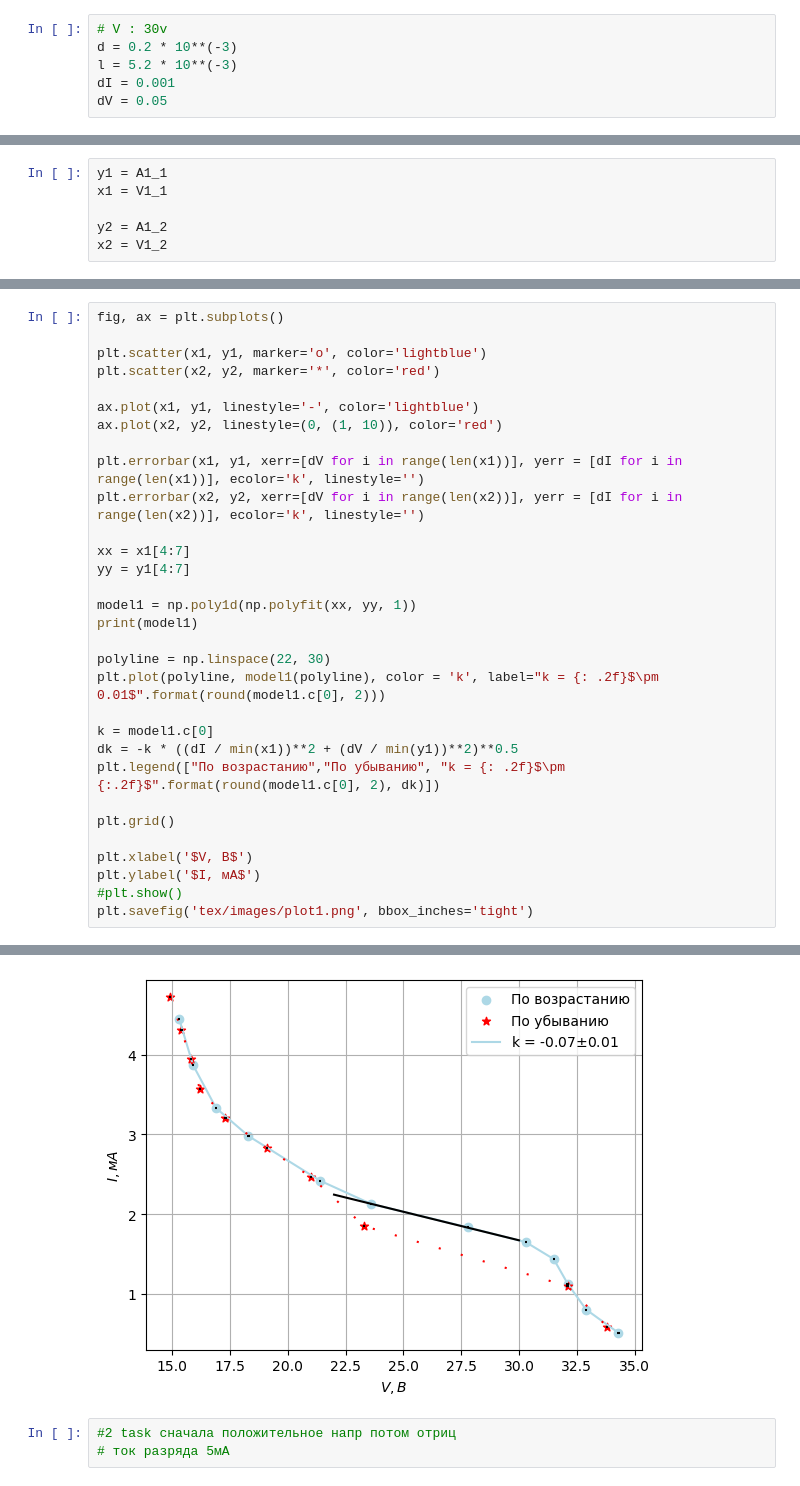
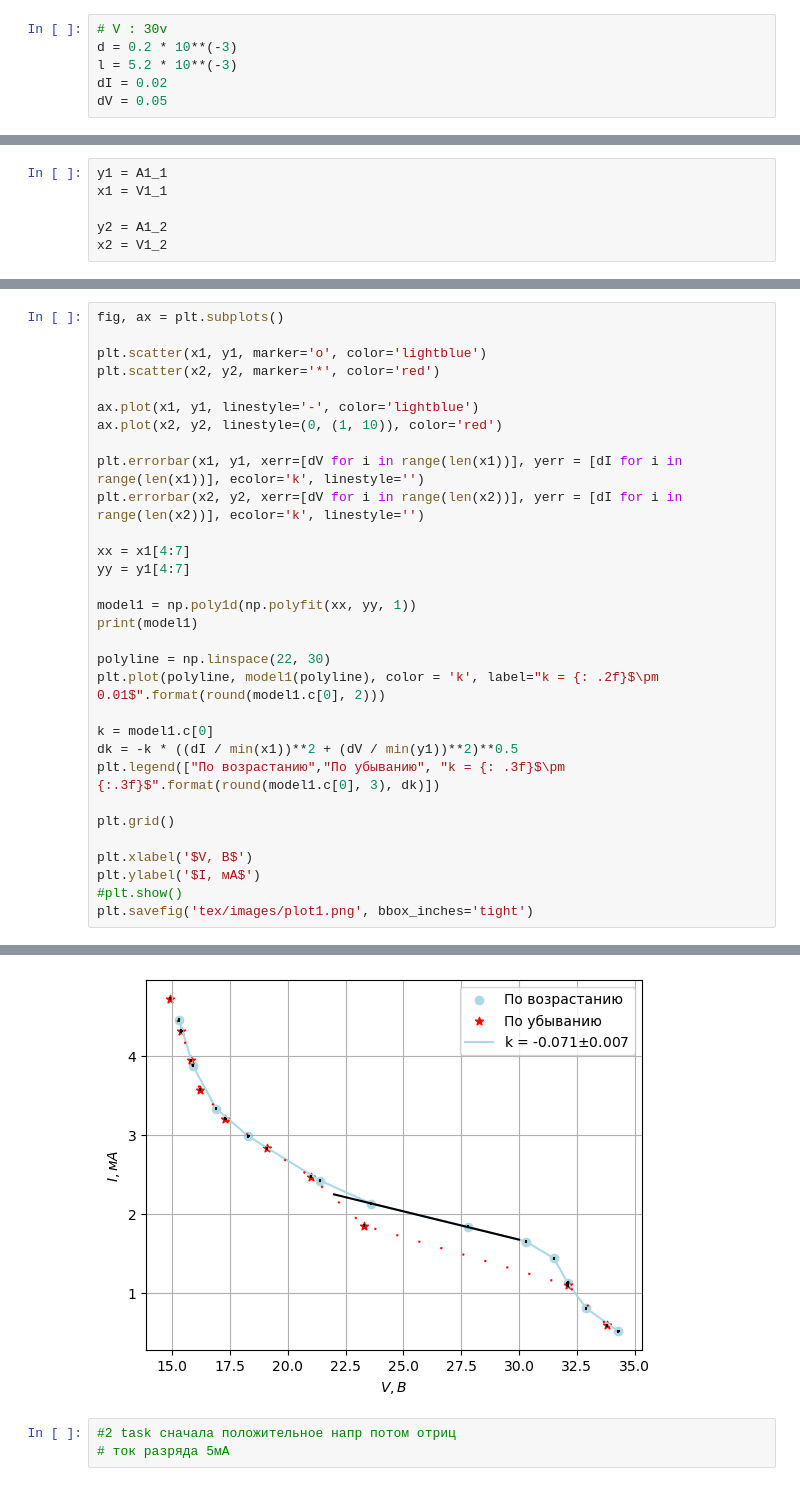
Before and after one commit to juliaProjorlivy/laba, a Jupyter notebook: 3_sem/laba_3.5.1/3.5.1.ipynb, the cells around one changed output, grey strips where cells are left out. Cells and saved outputs as stored; diff of their text form.

```diff
--- a/3_sem/laba_3.5.1/3.5.1.ipynb
+++ b/3_sem/laba_3.5.1/3.5.1.ipynb
@@ -7,7 +7,7 @@ import numpy as np
 # V : 30v
 d = 0.2 * 10**(-3)
 l = 5.2 * 10**(-3)
-dI = 0.001
+dI = 0.02
 dV = 0.05
 # %%
 A1_1 = [0.515, 0.807, 1.132, 1.439, 1.65, 1.835, 2.13,
@@ -29,35 +33,35 @@ fig, ax = plt.subplots()
 
 plt.scatter(x1, y1, marker='o', color='lightblue')
 plt.scatter(x2, y2, marker='*', color='red')
 
 ax.plot(x1, y1, linestyle='-', color='lightblue')
 ax.plot(x2, y2, linestyle=(0, (1, 10)), color='red')
 
 plt.errorbar(x1, y1, xerr=[dV for i in range(len(x1))], yerr = [dI for i in range(len(x1))], ecolor='k', linestyle='')
 plt.errorbar(x2, y2, xerr=[dV for i in range(len(x2))], yerr = [dI for i in range(len(x2))], ecolor='k', linestyle='')
 
 xx = x1[4:7]
 yy = y1[4:7]
 
 model1 = np.poly1d(np.polyfit(xx, yy, 1))
 print(model1)
 
 polyline = np.linspace(22, 30)
 plt.plot(polyline, model1(polyline), color = 'k', label="k = {: .2f}$\pm 0.01$".format(round(model1.c[0], 2)))
 
 k = model1.c[0]
 dk = -k * ((dI / min(x1))**2 + (dV / min(y1))**2)**0.5
-plt.legend(["По возрастанию","По убыванию", "k = {: .2f}$\pm {:.2f}$".format(round(model1.c[0], 2), dk)])
+plt.legend(["По возрастанию","По убыванию", "k = {: .3f}$\pm {:.3f}$".format(round(model1.c[0], 3), dk)])
 
 plt.grid()
 
 plt.xlabel('$V, В$')
 plt.ylabel('$I, мА$')
 #plt.show()
 plt.savefig('tex/images/plot1.png', bbox_inches='tight')
 # %% [output]
 -0.0715 x + 3.819
-[figure, old version]
+[figure, new version]
 # %%
 #2 task сначала положительное напр потом отриц
 # ток разряда 5мА
```
Also changed, not shown: parts of 16 cells of this notebook, 7 other files.
